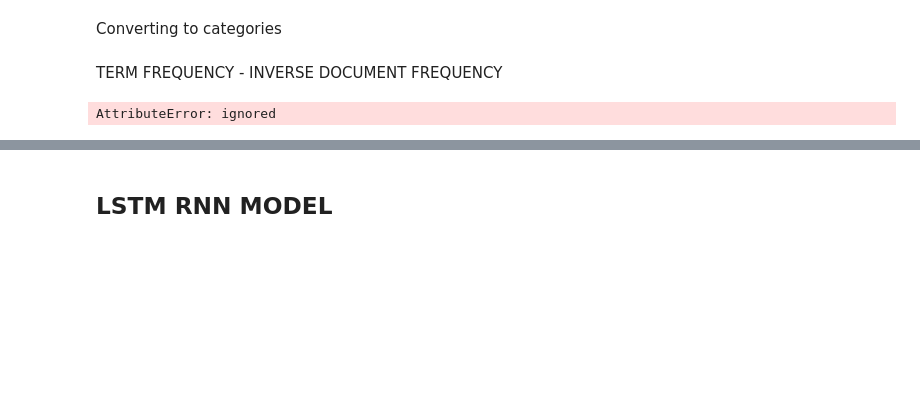
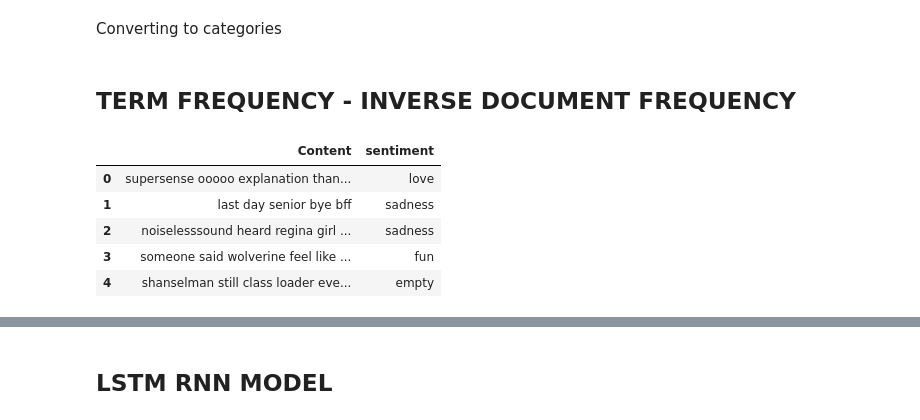
Before and after one commit to abhi-11nav/Text-Emotion-Detection, a Jupyter notebook: Text_Emotion_Detection.ipynb, the cells around one changed output, grey strips where cells are left out. Saved outputs shown, nothing was run; the diff lists cells and outputs as text; code cells hidden in the pictures; blank space fills up the shorter version.

```diff
--- a/Text_Emotion_Detection.ipynb
+++ b/Text_Emotion_Detection.ipynb
@@ -418,6 +426,6 @@ train_y = to_categorical(train_y,13)
 test_y = to_categorical(test_y,13)
 # %% [markdown]
-TERM FREQUENCY - INVERSE DOCUMENT FREQUENCY
+## TERM FREQUENCY - INVERSE DOCUMENT FREQUENCY
 # %%
 from sklearn.feature_extraction.text import TfidfVectorizer
 # %%
@@ -427,4 +433,9 @@ words = vectorizer.fit_transform(sentences)
-# %%
-words.to_array()
-# %% [output]
-AttributeError: ignored
+# %%
+p_data.head()
+# %% [output]
+|  | Content | sentiment |
+| 0 | supersense ooooo explanation than... | love |
+| 1 | last day senior bye bff | sadness |
+| 2 | noiselesssound heard regina girl ... | sadness |
+| 3 | someone said wolverine feel like ... | fun |
+| 4 | shanselman still class loader eve... | empty |
```
Also changed, not shown: parts of 29 cells of this notebook.
